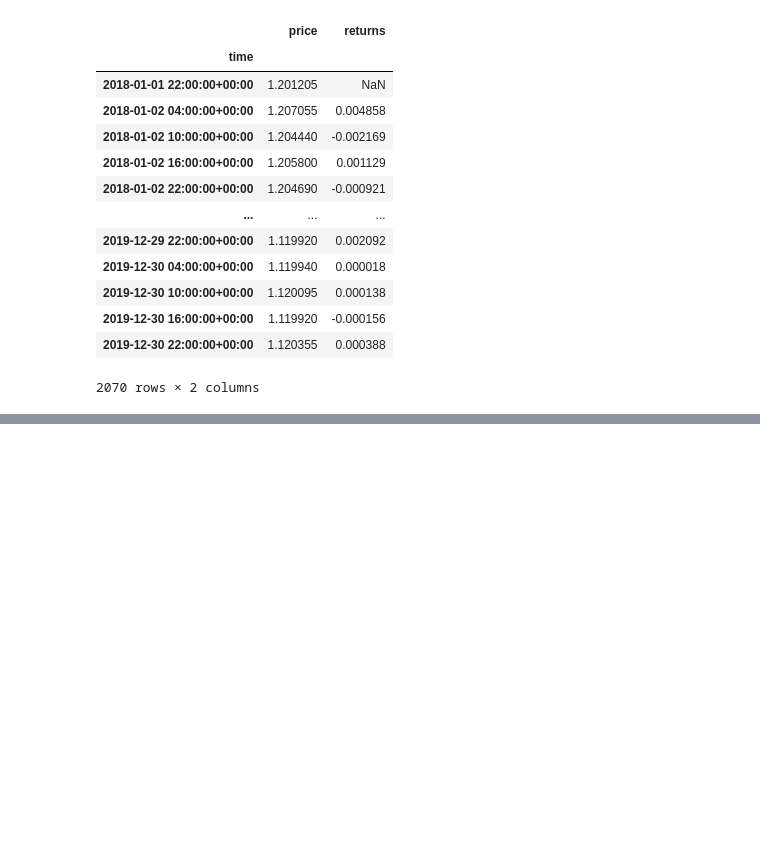
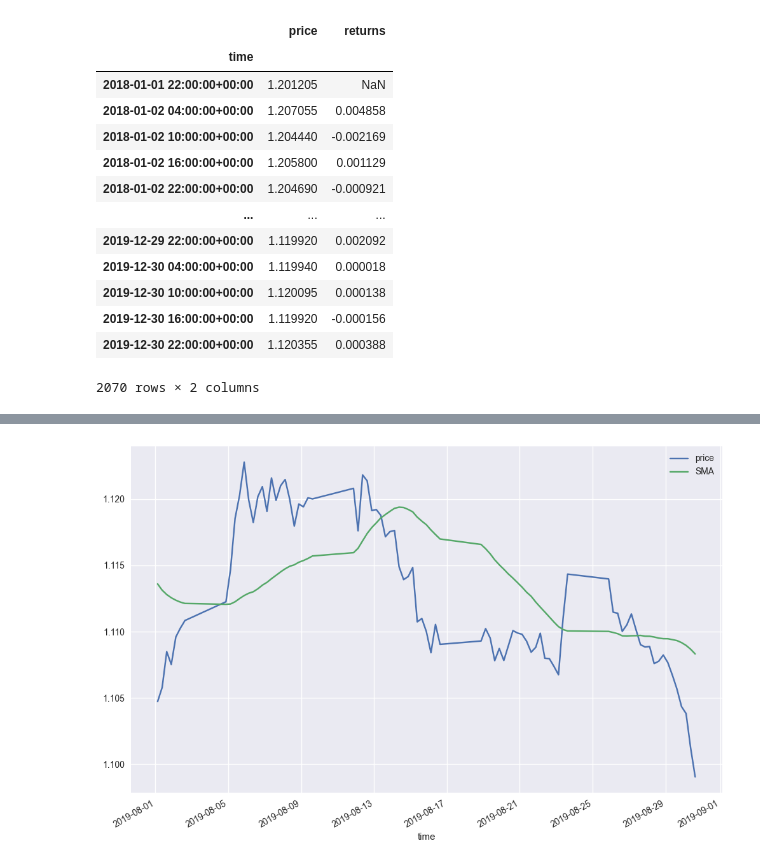
Before and after one commit to AvirukthGT/AlgoTrading, a Jupyter notebook: BollingerBands/BollingerBands.ipynb, the cells around one changed output, grey strips where cells are left out. Saved outputs shown, nothing was run; the diff lists cells and outputs as text; code cells hidden in the pictures; blank space fills up the shorter version.

```diff
--- a/BollingerBands/BollingerBands.ipynb
+++ b/BollingerBands/BollingerBands.ipynb
@@ -51,0 +68,5 @@ data
+# %%
+data.loc["2019-08", ["price", "SMA"]].plot(figsize = (12, 8))
+plt.show()
+# %% [output]
+[figure, added]
```
Also changed, not shown: parts of 12 cells of this notebook.
